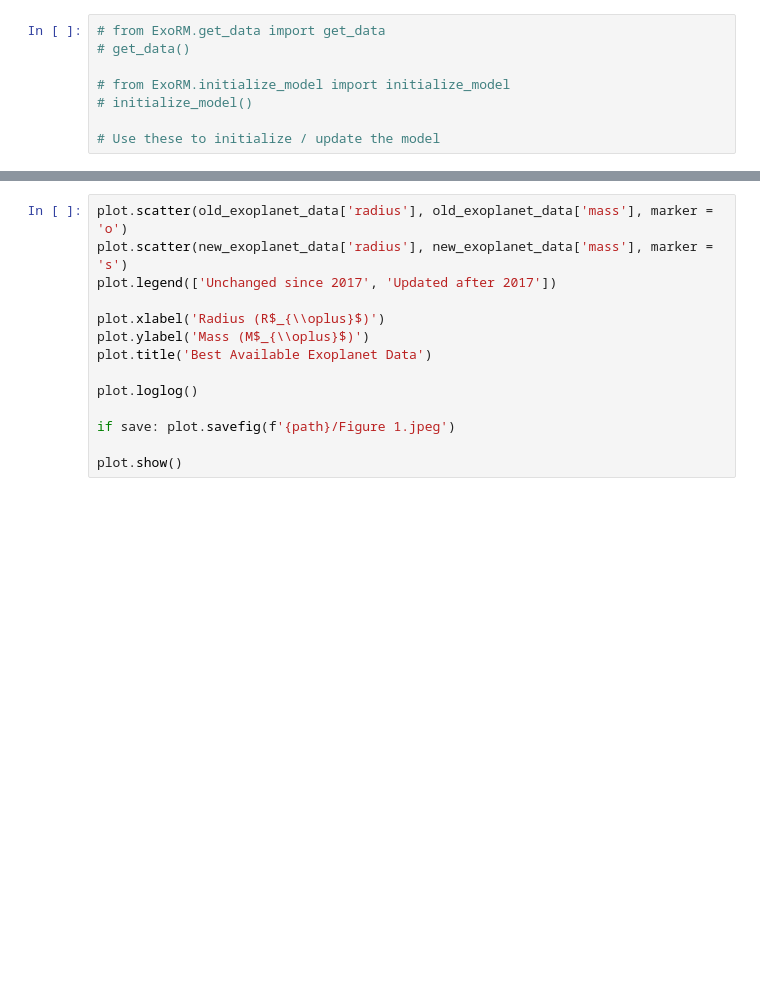
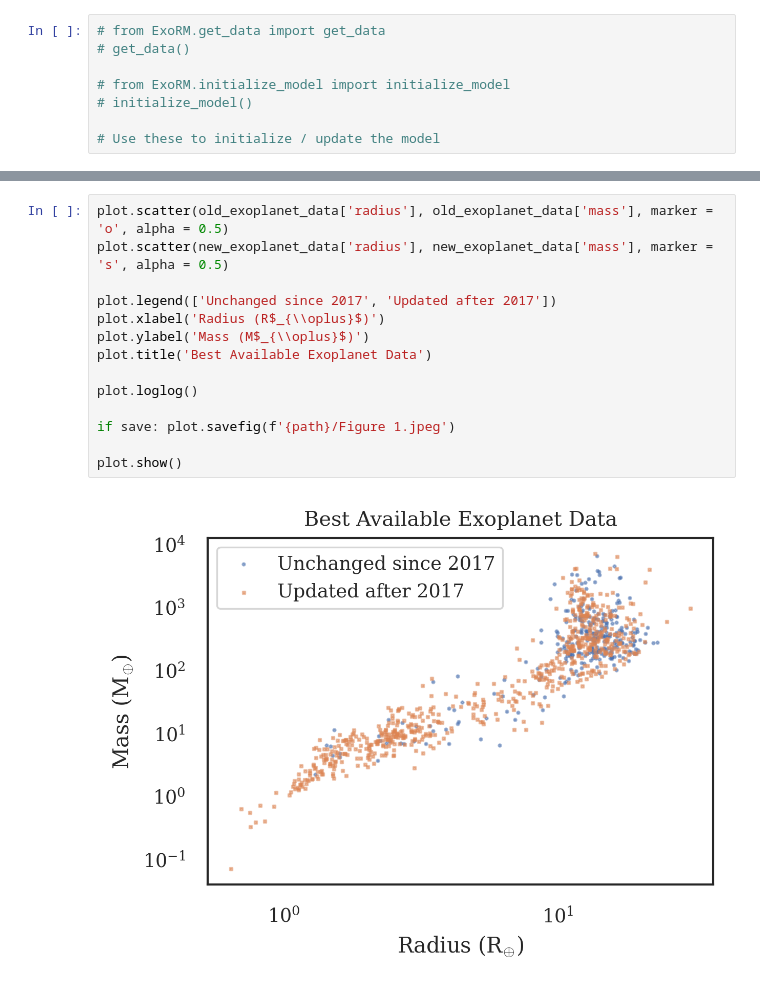
Before and after one commit to kzhu2099/ExoRM, a Jupyter notebook: comparison.ipynb, the cells around one changed output, grey strips where cells are left out. Cells and saved outputs as stored; diff of their text form; blank space fills up the shorter version.

Commit message:
slight data visual tweak

```diff
--- a/comparison.ipynb
+++ b/comparison.ipynb
@@ -255,14 +371,16 @@ len(new_exoplanet_data) / len(exoplanet_data)
 # %%
-plot.scatter(old_exoplanet_data['radius'], old_exoplanet_data['mass'], marker = 'o')
-plot.scatter(new_exoplanet_data['radius'], new_exoplanet_data['mass'], marker = 's')
+plot.scatter(old_exoplanet_data['radius'], old_exoplanet_data['mass'], marker = 'o', alpha = 0.5)
+plot.scatter(new_exoplanet_data['radius'], new_exoplanet_data['mass'], marker = 's', alpha = 0.5)
+
 plot.legend(['Unchanged since 2017', 'Updated after 2017'])
-
 plot.xlabel('Radius (R$_{\\oplus}$)')
 plot.ylabel('Mass (M$_{\\oplus}$)')
 plot.title('Best Available Exoplanet Data')
 
 plot.loglog()
 
 if save: plot.savefig(f'{path}/Figure 1.jpeg')
 
 plot.show()
+# %% [output]
+[figure, added]
```
Also changed, not shown: parts of 17 cells of this notebook.
